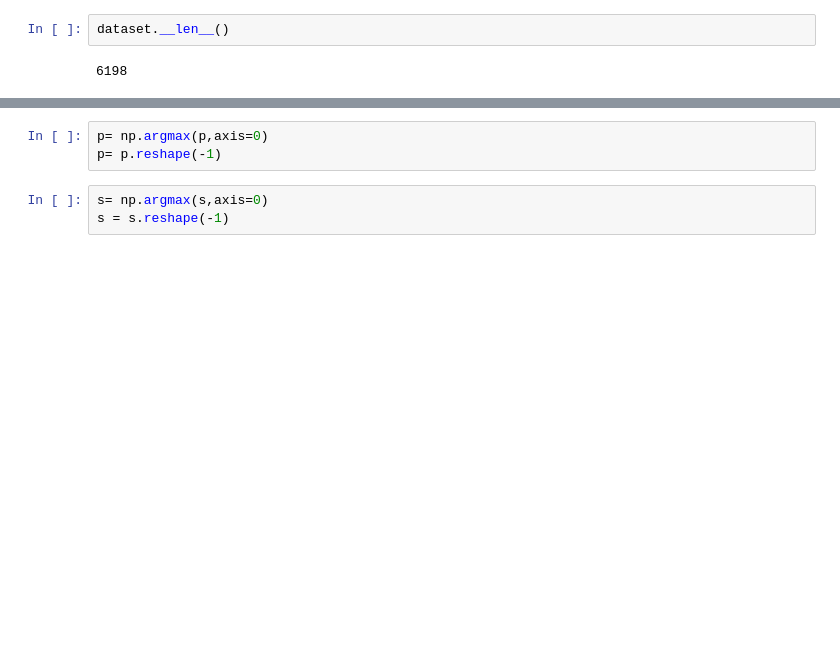
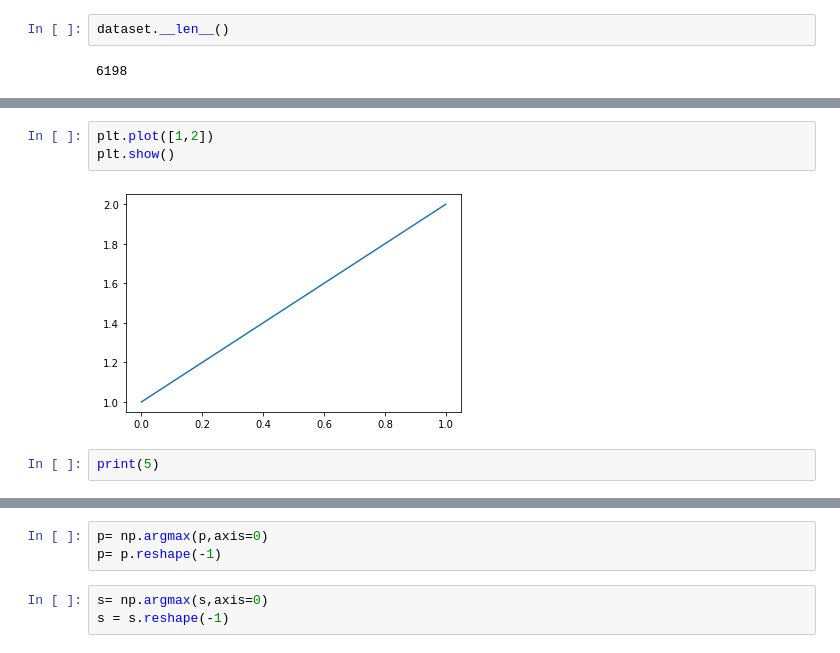
Before and after one commit to chihangs/INM705, a Jupyter notebook: COCO.ipynb, the cells around one changed output, grey strips where cells are left out. Drawn from its saved outputs; the diff is of its cells as text; blank space fills up the shorter version.

```diff
--- a/COCO.ipynb
+++ b/COCO.ipynb
@@ -501,0 +583,7 @@ print(p.shape,s.shape)
+# %%
+plt.plot([1,2])
+plt.show()
+# %% [output]
+[figure, added]
+# %%
+print(5)
```
Also changed, not shown: parts of 30 cells of this notebook.
